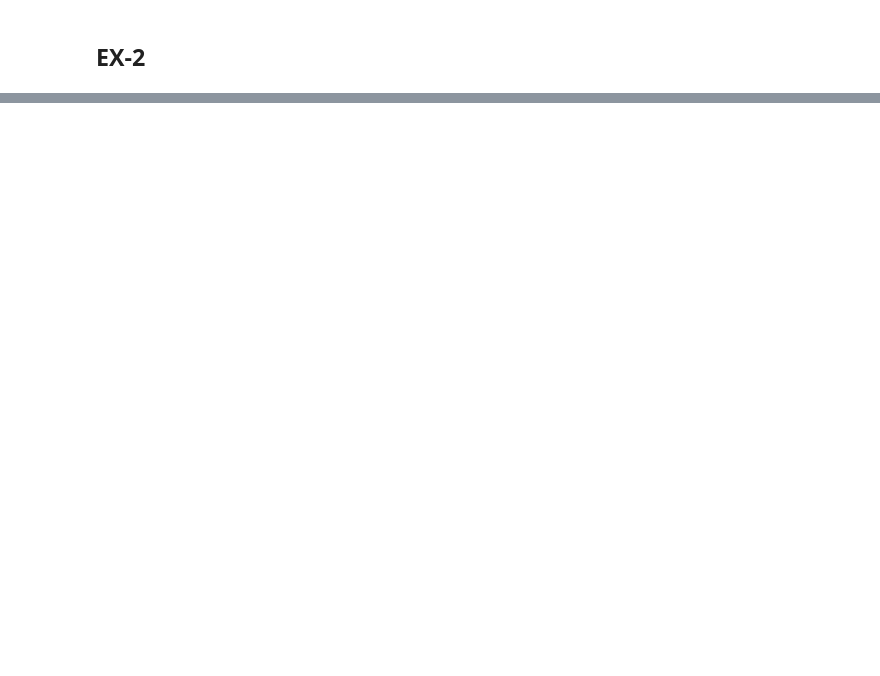
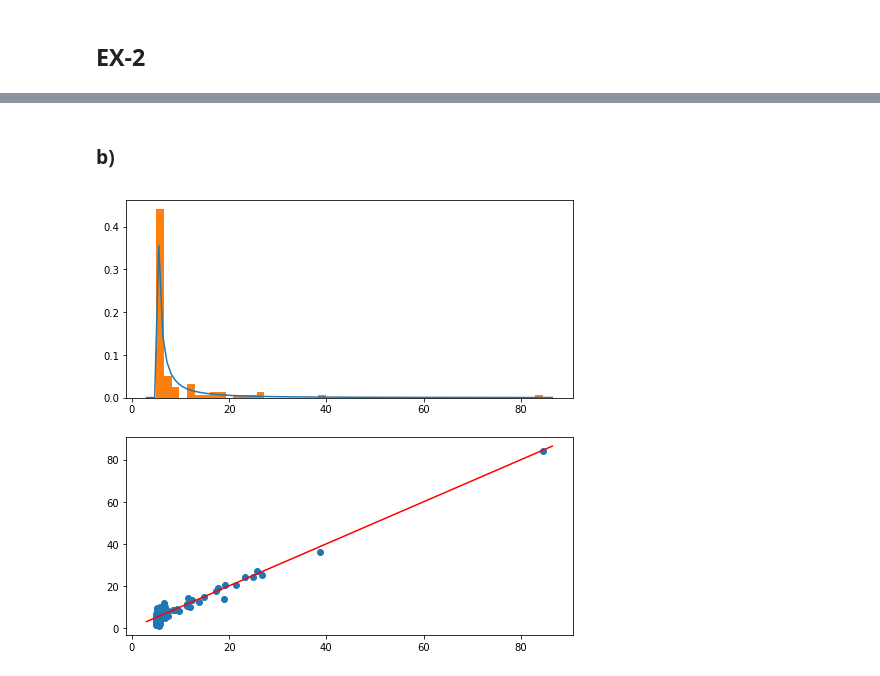
Before and after one commit to gustavowr/machine_learning, a Jupyter notebook: Lista de exercícios 1.ipynb, the cells around one changed output, grey strips where cells are left out. Cells and saved outputs as stored; diff of their text form; code cells hidden in the pictures; blank space fills up the shorter version.

```diff
--- a/Lista de exercícios 1.ipynb
+++ b/Lista de exercícios 1.ipynb
@@ -374,0 +279,33 @@ with writer.saving(fig, "writer_test_2.mp4", 100):
+# %% [markdown]
+### b)
+# %%
+import scipy.stats as stats
+
+fig = plt.figure(figsize=(8, 8))
+ax1 = fig.add_subplot(2, 1, 1)
+
+# parâmetros da distribuição
+mu = 5
+sigma = 2
+n_sample = 100
+
+# distribuição da amostra
+x = sigma*np.random.randn(n_sample)
+x = mu + np.exp(x)
+#x = np.random.lognormal(size=n_sample, mean=5, sigma=2)
+
+# distribuição normal com esses parâmetros
+x_normal = np.linspace(x.min() - sigma, x.max() + sigma, 100)
+normal_curve = stats.lognorm.pdf(x_normal, sigma, loc=mu)
+
+ax1.plot(x_normal, normal_curve, '-')
+ax1.hist(x, normed=True, bins=(x.shape[0])/2)
+
+ax2 = fig.add_subplot(2, 1, 2) #plt.show()
+
+y = x + sigma*np.random.randn(n_sample)
+ax2.scatter(x, y, marker='o')
+ax2.plot(x_normal, x_normal, 'r-')
+plt.show()
+# %% [output]
+[figure, added]
```
Also changed, not shown: parts of 15 cells of this notebook, 1 other file.
